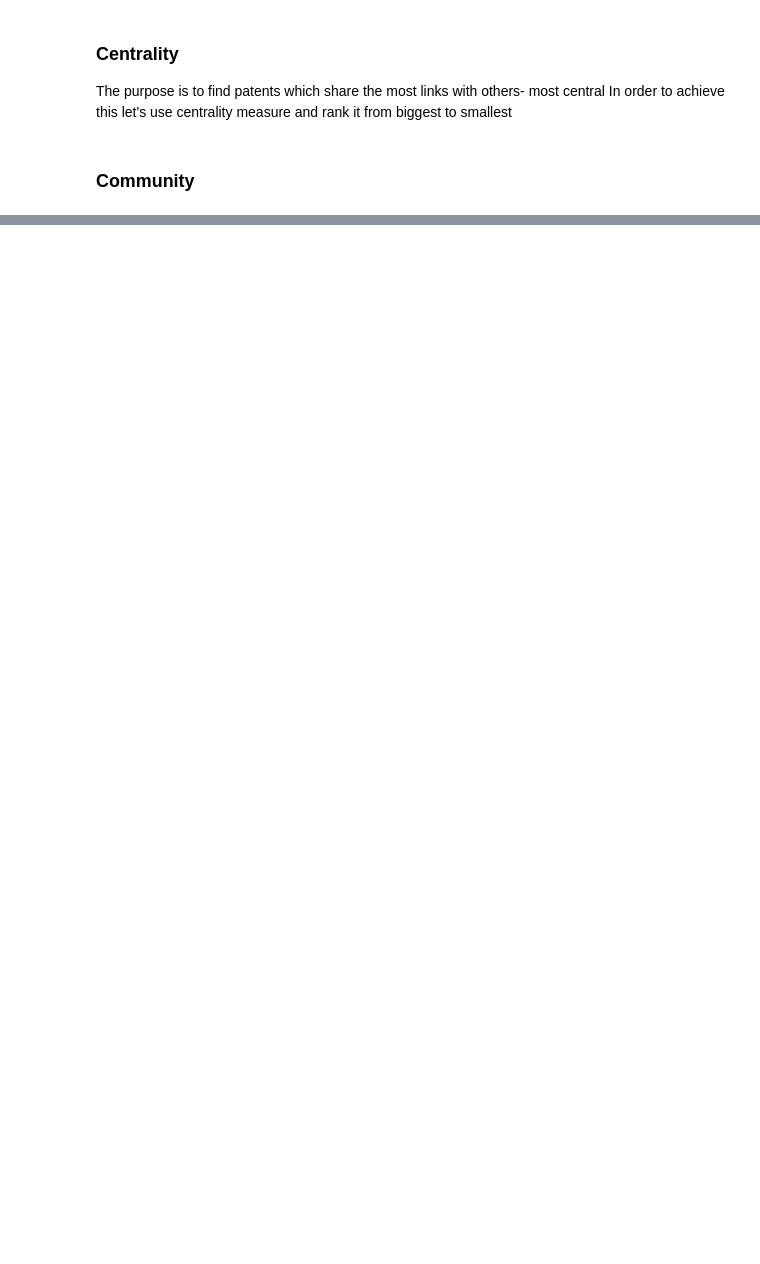
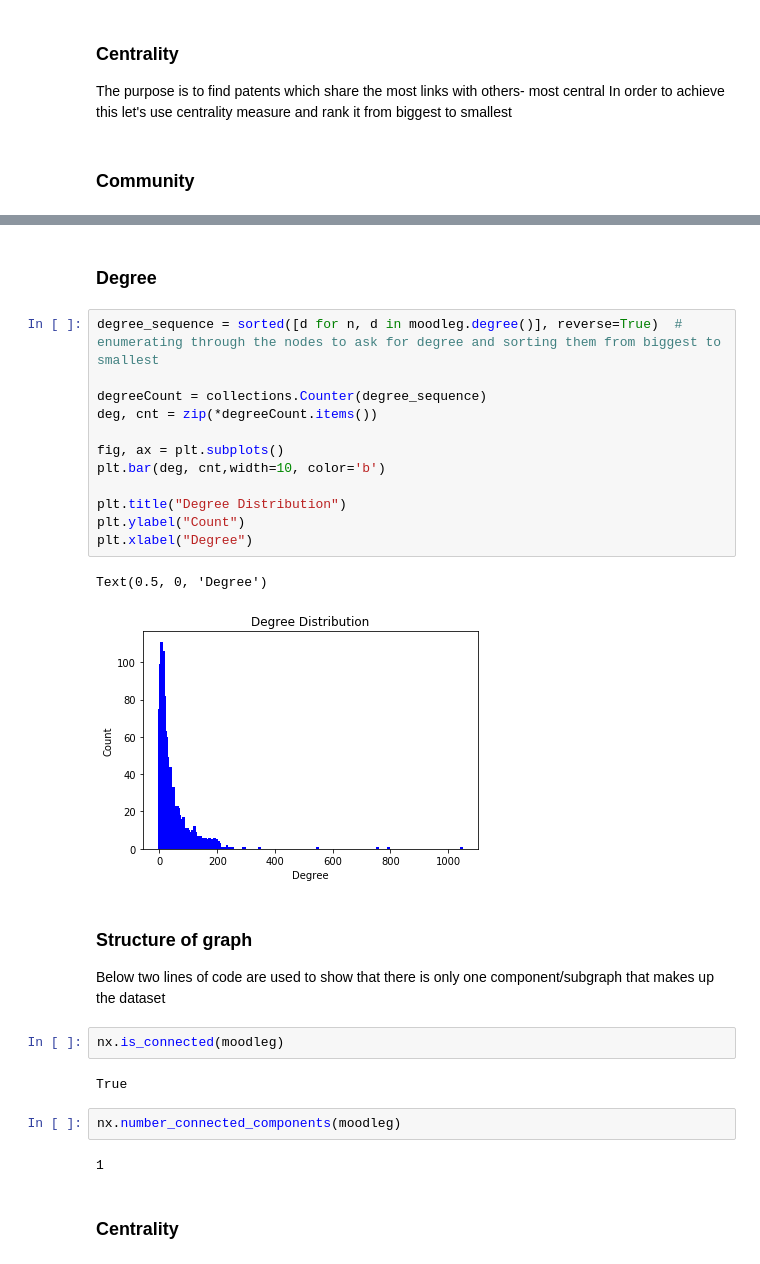
Before and after one commit to Mgallese97/Data-Science-in-Practice, a Jupyter notebook: Problem Set 3/ps3-test.ipynb, the cells around one changed output, grey strips where cells are left out. Saved outputs shown, nothing was run; the diff lists cells and outputs as text; blank space fills up the shorter version.

```diff
--- a/Problem Set 3/ps3-test.ipynb
+++ b/Problem Set 3/ps3-test.ipynb
@@ -82,0 +84,30 @@ from networkx.algorithms import community
+# %% [markdown]
+### Degree
+# %%
+degree_sequence = sorted([d for n, d in moodleg.degree()], reverse=True)  # enumerating through the nodes to ask for degree and sorting them from biggest to smallest
+
+degreeCount = collections.Counter(degree_sequence)
+deg, cnt = zip(*degreeCount.items())
+
+fig, ax = plt.subplots()
+plt.bar(deg, cnt,width=10, color='b')
+
+plt.title("Degree Distribution")
+plt.ylabel("Count")
+plt.xlabel("Degree")
+# %% [output]
+Text(0.5, 0, 'Degree')
+[figure, added]
+# %% [markdown]
+### Structure of graph
+Below two lines of code are used to show that there is only one component/subgraph that makes up the dataset
+# %%
+nx.is_connected(moodleg)
+# %% [output]
+True
+# %%
+nx.number_connected_components(moodleg)
+# %% [output]
+1
+# %% [markdown]
+### Centrality
```
Also changed, not shown: parts of 10 cells of this notebook.
